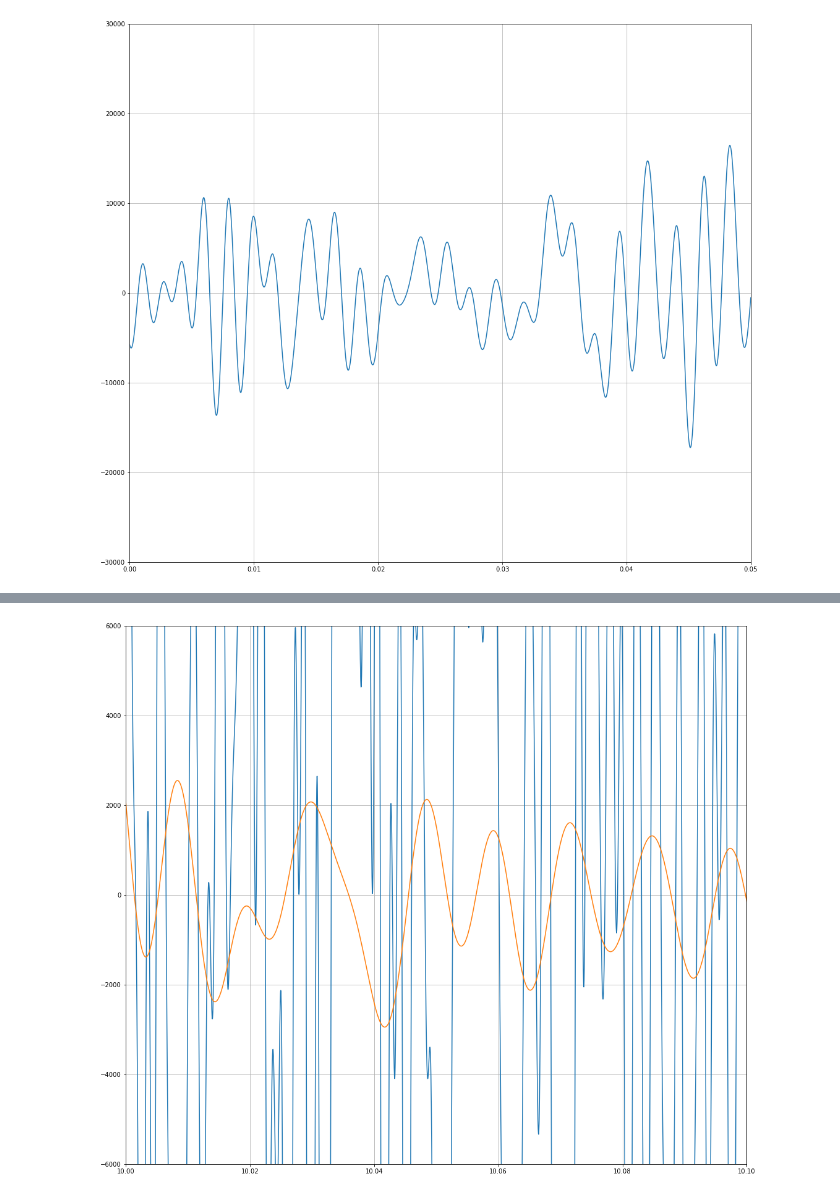
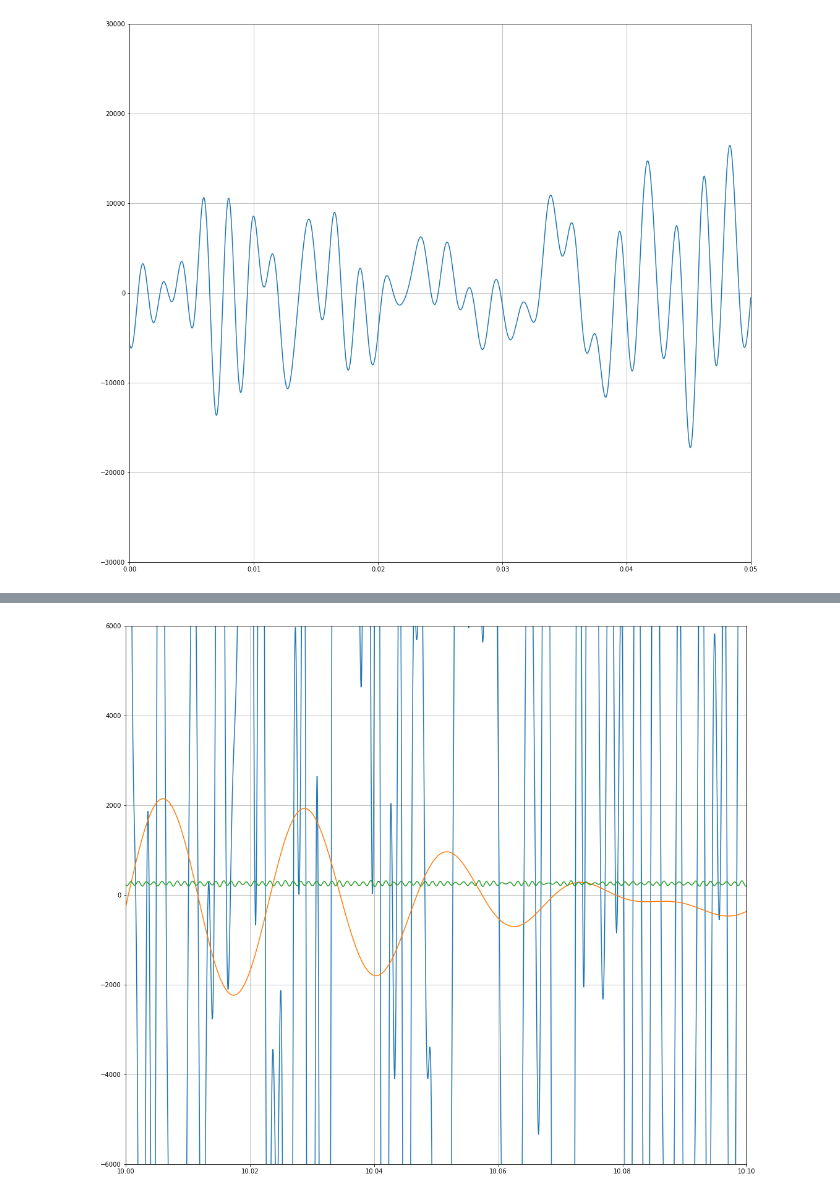
Before and after one commit to coldmayo/Megadeth-Analysis, a Jupyter notebook: Proving Paige Wrong - Project 4.ipynb, the cells around one changed output, grey strips where cells are left out. Drawn from its saved outputs; the diff is of its cells as text; code cells hidden in the pictures.

```diff
--- a/Proving Paige Wrong - Project 4.ipynb
+++ b/Proving Paige Wrong - Project 4.ipynb
@@ -26,7 +26,7 @@ def cleaning(samplerate,data,freqCutoff):
 
     VClean = ifft(N*VCleanf)
     VC = np.real(VClean)
-    return time,VClean,freq
+    return time,VClean,freq,Vdusty
 # %%
 samplerate, data = wavfile.read('songs/holy-wars-intro.wav')
 # %%
@@ -77,17 +84,24 @@ plt.grid()
 # %%
 # Overlaying signals from the intro for Peace Sells and Holy Wars
 
 samplerate1, data1 = wavfile.read('songs/peace-sells-intro.wav')
-pSells = cleaning(samplerate1,data1,100)
+samplerate2, data2 = wavfile.read('songs/greatest-song-ever-intro.wav')
+pSells = cleaning(samplerate1,data1,50)
+cAngel = cleaning(samplerate2,data2,1000)
 
 pfreq = pSells[2]
 pVClean = pSells[1]
 ptime = pSells[0]
 
+angelfreq = cAngel[2]
+angelVClean = cAngel[1]
+angeltime = cAngel[0]
+
 plt.figure(figsize=(18,16))
-plt.plot(time,(VC))
+plt.plot(time,VC)
 plt.plot(ptime,np.real(pVClean))
+plt.plot(angeltime,np.real(angelVClean))
 plt.axis([10,10.1,-6000,6000])
 plt.grid()
 # %% [output]
-[figure, old version]
+[figure, new version]
```
Also changed, not shown: parts of 11 cells of this notebook.
